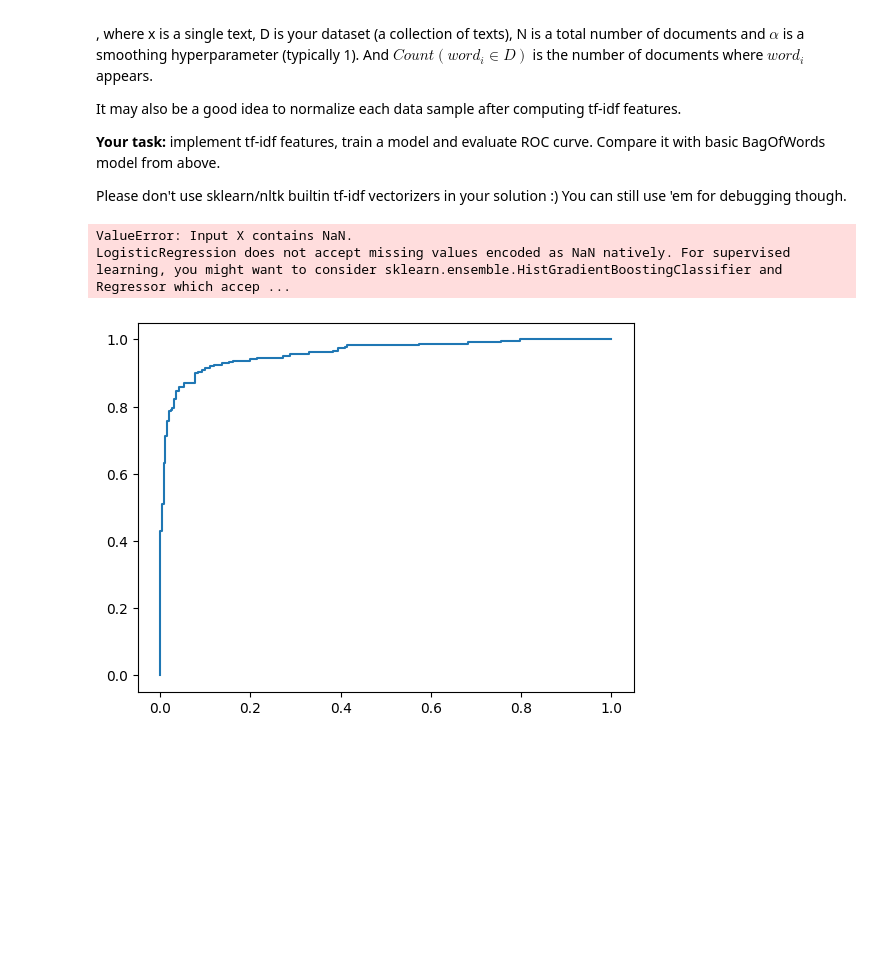
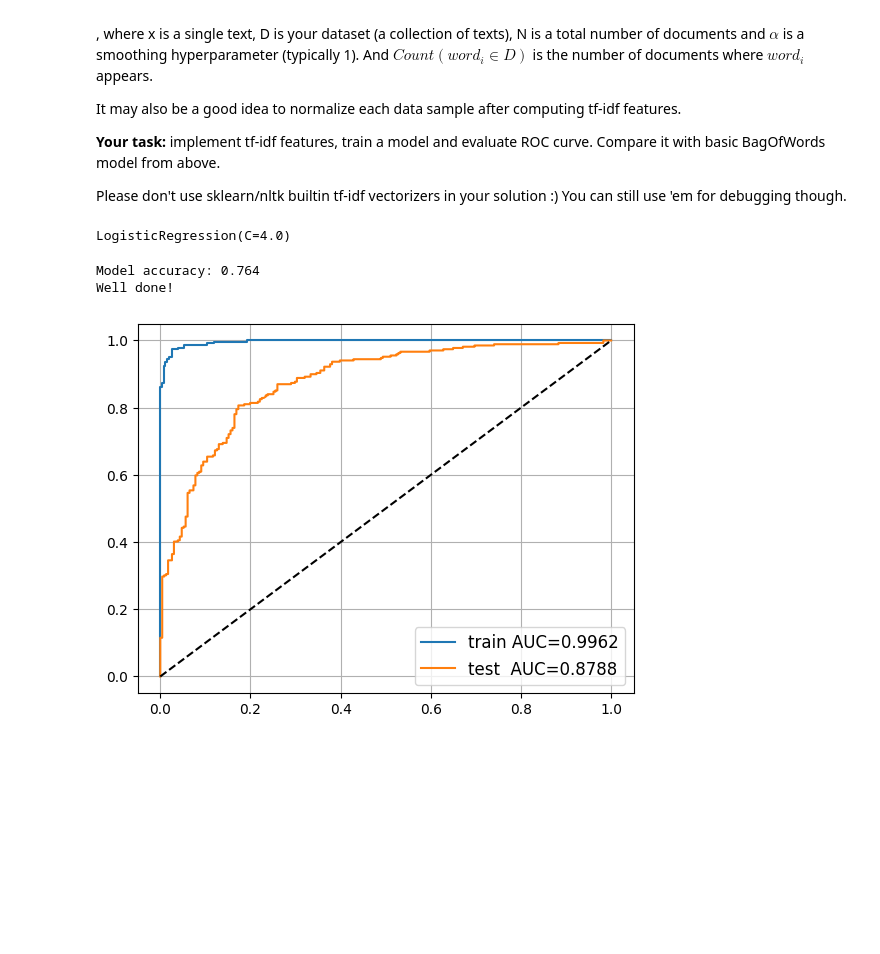
Before and after one commit to STRWBRRKNG/shd_tsks, a Jupyter notebook: week02_classification/homework_part1.ipynb, the cells around one changed output. Saved outputs shown, nothing was run; the diff lists cells and outputs as text; code cells hidden in the pictures.

````diff
--- a/week02_classification/homework_part1.ipynb
+++ b/week02_classification/homework_part1.ipynb
@@ -310,6 +310,8 @@ Please don't use sklearn/nltk builtin tf-idf vectorizers in your solution :) You
 # %%
 def build_tf_idf(x_data):
   row_sums = x_data.sum(axis=1, keepdims=True)
+  row_sums[row_sums == 0] = 1
+
   x_data_bow_tf = x_data / row_sums
 
   col_sums = (x_data != 0).sum(axis=0, keepdims=True)
@@ -318,35 +320,37 @@ def build_tf_idf(x_data):
 
   return x_data_bow_tf * idf
 
-# print(build_tf_idf(X_train_bow))
+s = build_tf_idf(X_test_bow)
+# %%
+from sklearn.metrics import roc_auc_score, roc_curve
+
+from sklearn.linear_model import LogisticRegression
+
+bow_model = LogisticRegression(C=4.0)
+bow_model.fit(build_tf_idf(X_train_bow), y_train)
+# %% [output]
+LogisticRegression(C=4.0)
 # %%
-from sklearn.metrics import roc_auc_score, roc_curve
-
-from sklearn.linear_model import LogisticRegression
-
-bow_model = LogisticRegression(C=0.18)
-bow_model.fit(build_tf_idf(X_train_bow), y_train)
-
 for name, X, y, model in [
     ('train', build_tf_idf(X_train_bow), y_train, bow_model),
     ('test ', build_tf_idf(X_test_bow), y_test, bow_model)
 ]:
     proba = model.predict_proba(X)[:, 1]
     auc = roc_auc_score(y, proba)
     plt.plot(*roc_curve(y, proba)[:2], label='%s AUC=%.4f' % (name, auc))
 
 plt.plot([0, 1], [0, 1], '--', color='black',)
 plt.legend(fontsize='large')
 plt.grid()
 
 test_accuracy = np.mean(bow_model.predict(build_tf_idf(X_test_bow)) == y_test)
 print(f"Model accuracy: {test_accuracy:.3f}")
-assert test_accuracy > 0.77, "Hint: tune the parameter C to improve performance"
+assert test_accuracy > 0.6
 print("Well done!")
 # %% [output]
-ValueError: Input X contains NaN.
-LogisticRegression does not accept missing values encoded as NaN natively. For supervised learning, you might want to consider sklearn.ensemble.HistGradientBoostingClassifier and Regressor which accep ...
+Model accuracy: 0.764
+Well done!
-[figure, old version]
+[figure, new version]
 # %% [markdown]
 ```
 
````
